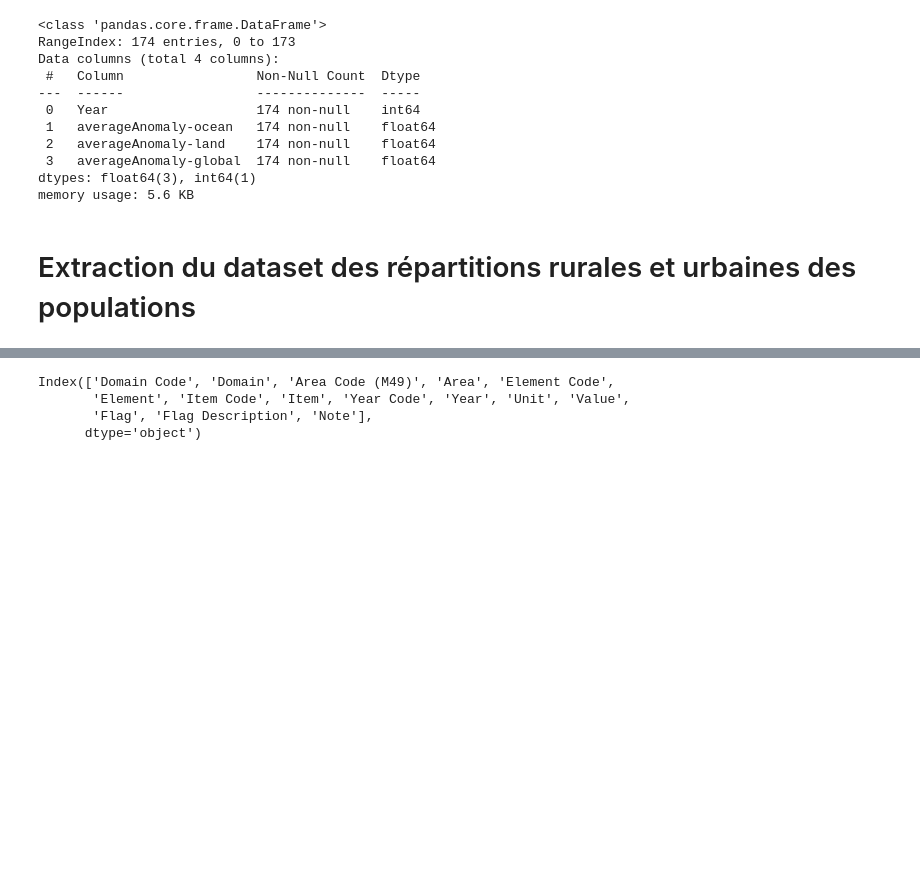
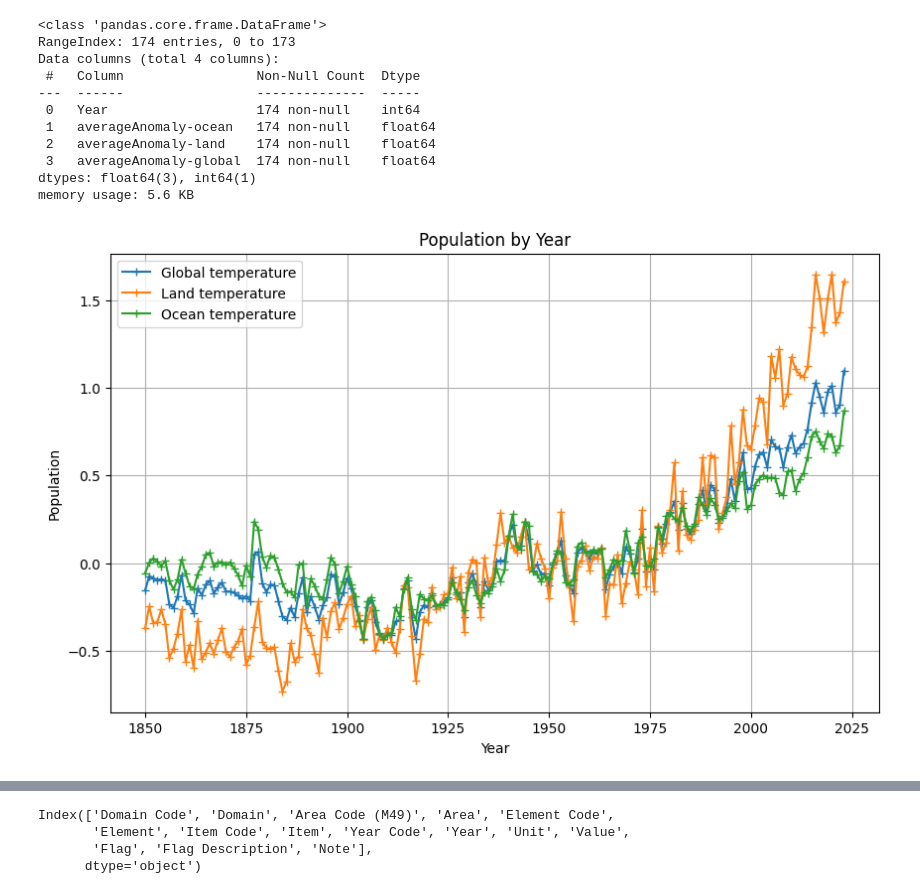
Before and after one commit to rodrigju/TimeSeries_ML, a Jupyter notebook: ML_projet.ipynb, the cells around one changed output, grey strips where cells are left out. Drawn from its saved outputs; the diff is of its cells as text; code cells hidden in the pictures; blank space fills up the shorter version.

```diff
--- a/ML_projet.ipynb
+++ b/ML_projet.ipynb
@@ -309,5 +342,20 @@ Data columns (total 4 columns):
  3   averageAnomaly-global  174 non-null    float64
 dtypes: float64(3), int64(1)
 memory usage: 5.6 KB
-# %% [markdown]
-# Extraction du dataset des répartitions rurales et urbaines des populations
+# %%
+plt.figure(figsize=(10, 6))
+plt.plot(data_mean_temperatures['Year'], data_mean_temperatures['averageAnomaly-global'], marker='+', label='Global temperature')
+plt.plot(data_mean_temperatures['Year'], data_mean_temperatures['averageAnomaly-land'], marker='+', label='Land temperature')
+plt.plot(data_mean_temperatures['Year'], data_mean_temperatures['averageAnomaly-ocean'], marker='+', label='Ocean temperature')
+
+# Configuration du graphique
+plt.title('Population by Year')
+plt.xlabel('Year')
+plt.ylabel('Population')
+plt.legend()
+plt.grid(True)
+
+# Affichage du graphique
+plt.show()
+# %% [output]
+[figure, added]
```
Also changed, not shown: parts of 82 cells of this notebook.
